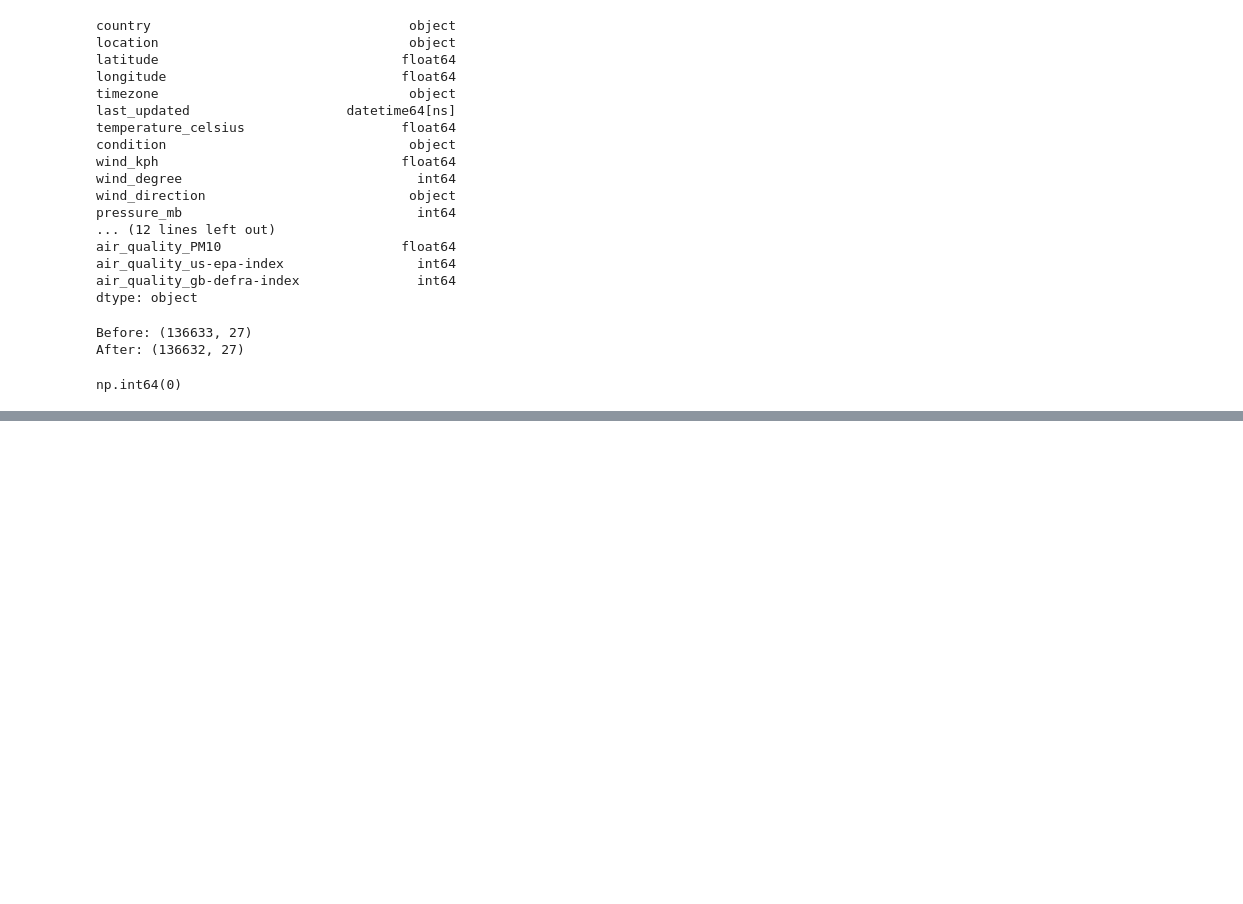
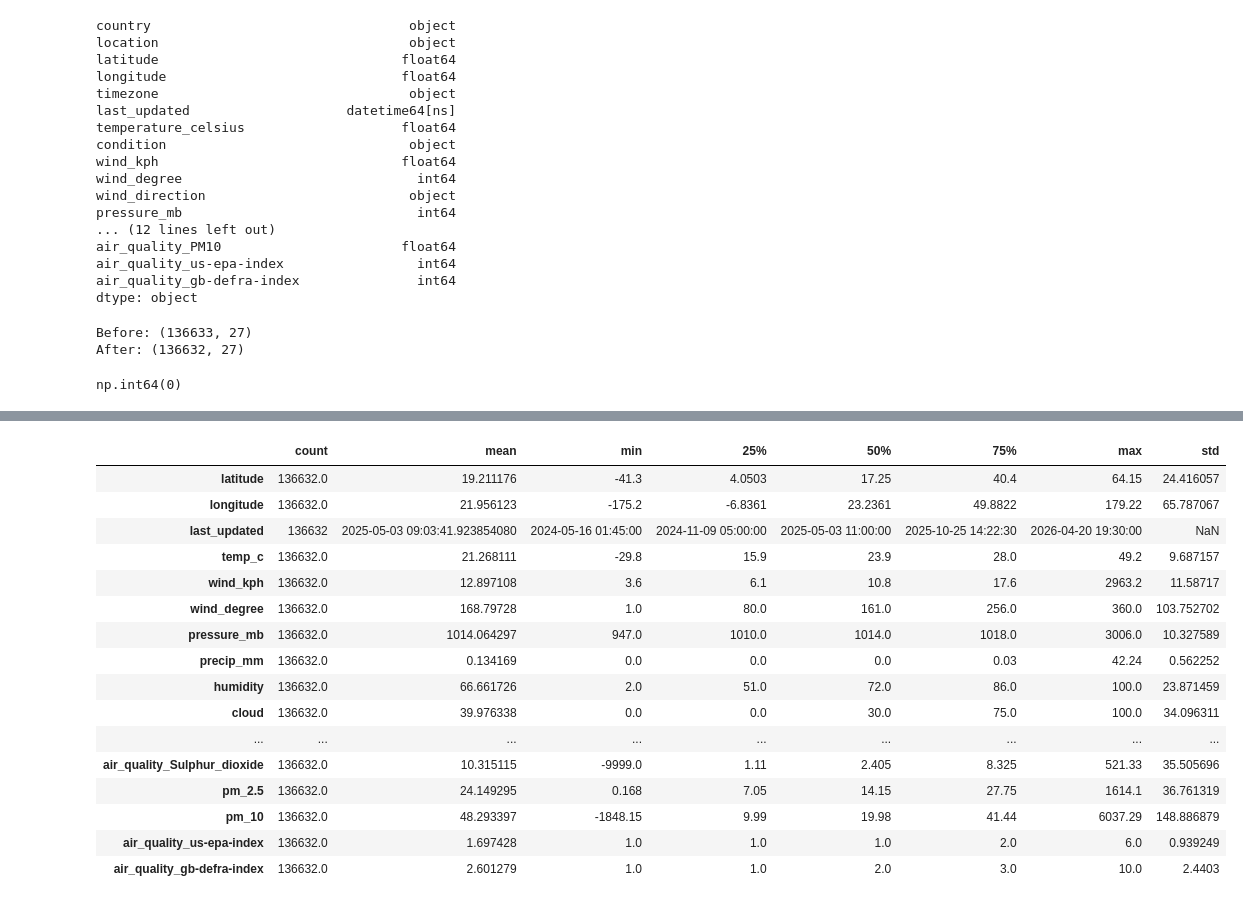
Before and after one commit to fathimafina/Weather-Data-Analysis, a Jupyter notebook: project.ipynb, the cells around one changed output, grey strips where cells are left out. Saved outputs shown, nothing was run; the diff lists cells and outputs as text; code cells hidden in the pictures; blank space fills up the shorter version.

```diff
--- a/project.ipynb
+++ b/project.ipynb
@@ -590,0 +670,10 @@ np.int64(0)
+# %%
+df.rename(columns={
+    'temperature_celsius':'temp_c',
+     'air_quality_PM2.5':'pm_2.5',
+     'air_quality_PM10':'pm_10',
+     '- air_quality_Ozone':'o3',
+     'air_quality_Nitrogen_dioxide':'no2',
+     'air_quality_sulphur_dioxide':'so2',
+     'air_quality_Carbon_Monoxide':'co'
+},inplace=True)
@@ -590,0 +862,20 @@ np.int64(0)
+# %%
+df.describe().T
+# %% [output]
+|  | count | mean | min | 25% | 50% | 75% | max | std |
+| latitude | 136632.0 | 19.211176 | -41.3 | 4.0503 | 17.25 | 40.4 | 64.15 | 24.416057 |
+| longitude | 136632.0 | 21.956123 | -175.2 | -6.8361 | 23.2361 | 49.8822 | 179.22 | 65.787067 |
+| last_updated | 136632 | 2025-05-03 09:03:41.923854080 | 2024-05-16 01:45:00 | 2024-11-09 05:00:00 | 2025-05-03 11:00:00 | 2025-10-25 14:22:30 | 2026-04-20 19:30:00 | NaN |
+| temp_c | 136632.0 | 21.268111 | -29.8 | 15.9 | 23.9 | 28.0 | 49.2 | 9.687157 |
+| wind_kph | 136632.0 | 12.897108 | 3.6 | 6.1 | 10.8 | 17.6 | 2963.2 | 11.58717 |
+| wind_degree | 136632.0 | 168.79728 | 1.0 | 80.0 | 161.0 | 256.0 | 360.0 | 103.752702 |
+| pressure_mb | 136632.0 | 1014.064297 | 947.0 | 1010.0 | 1014.0 | 1018.0 | 3006.0 | 10.327589 |
+| precip_mm | 136632.0 | 0.134169 | 0.0 | 0.0 | 0.0 | 0.03 | 42.24 | 0.562252 |
+| humidity | 136632.0 | 66.661726 | 2.0 | 51.0 | 72.0 | 86.0 | 100.0 | 23.871459 |
+| cloud | 136632.0 | 39.976338 | 0.0 | 0.0 | 30.0 | 75.0 | 100.0 | 34.096311 |
+| ... | ... | ... | ... | ... | ... | ... | ... | ... |
+| air_quality_Sulphur_dioxide | 136632.0 | 10.315115 | -9999.0 | 1.11 | 2.405 | 8.325 | 521.33 | 35.505696 |
+| pm_2.5 | 136632.0 | 24.149295 | 0.168 | 7.05 | 14.15 | 27.75 | 1614.1 | 36.761319 |
+| pm_10 | 136632.0 | 48.293397 | -1848.15 | 9.99 | 19.98 | 41.44 | 6037.29 | 148.886879 |
+| air_quality_us-epa-index | 136632.0 | 1.697428 | 1.0 | 1.0 | 1.0 | 2.0 | 6.0 | 0.939249 |
+| air_quality_gb-defra-index | 136632.0 | 2.601279 | 1.0 | 1.0 | 2.0 | 3.0 | 10.0 | 2.4403 |
```
Also changed, not shown: parts of 31 cells of this notebook, 2 other files.
